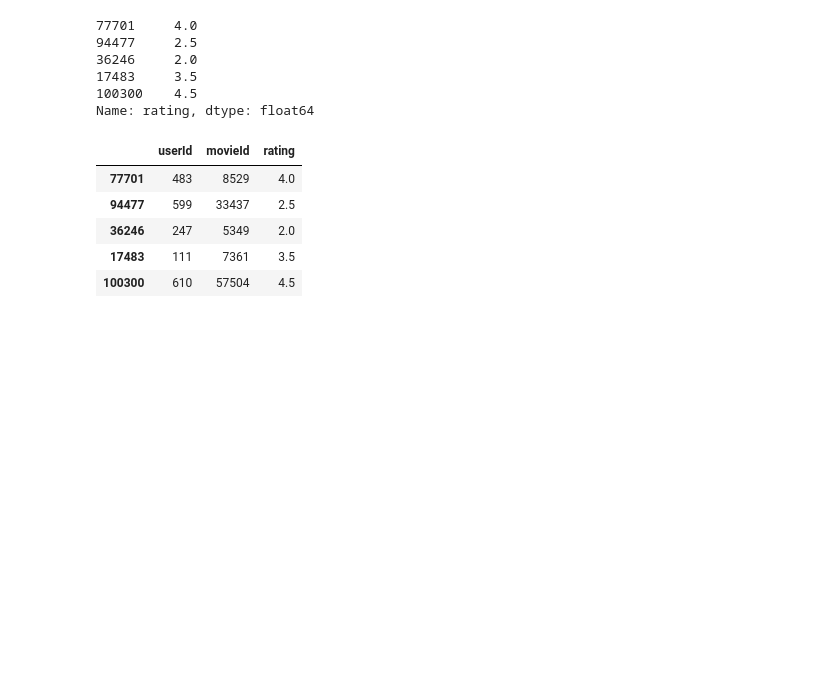
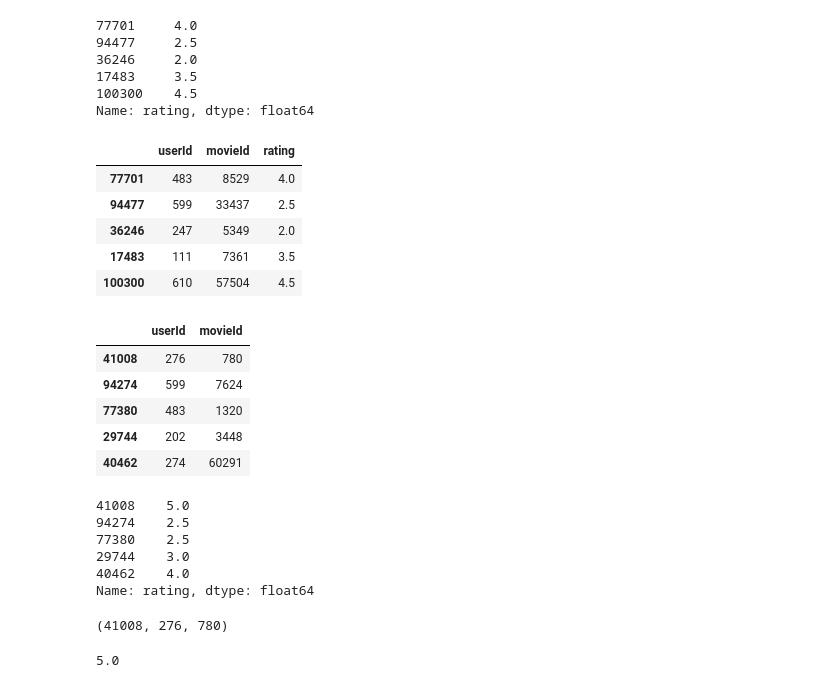
Before and after one commit to 2692999758/the-user-based-Recommend-System, a Jupyter notebook: pearson.ipynb, the cells around one changed output. Cells and saved outputs as stored; diff of their text form; code cells hidden in the pictures; blank space fills up the shorter version.

```diff
--- a/pearson.ipynb
+++ b/pearson.ipynb
@@ -521,3 +561,31 @@ train.head()
 | 36246 | 247 | 5349 | 2.0 |
 | 17483 | 111 | 7361 | 3.5 |
 | 100300 | 610 | 57504 | 4.5 |
+# %%
+x_test.head()
+# %% [output]
+|  | userId | movieId |
+| 41008 | 276 | 780 |
+| 94274 | 599 | 7624 |
+| 77380 | 483 | 1320 |
+| 29744 | 202 | 3448 |
+| 40462 | 274 | 60291 |
+# %%
+y_test.head()
+# %% [output]
+41008    5.0
+94274    2.5
+77380    2.5
+29744    3.0
+40462    4.0
+Name: rating, dtype: float64
+# %%
+for user in x_test.itertuples(index=True):
+    print(user[0:3])
+    break
+# %% [output]
+(41008, 276, 780)
+# %%
+y_test[41008]
+# %% [output]
+5.0
```
Also changed, not shown: parts of 7 cells of this notebook, 3 other files.
